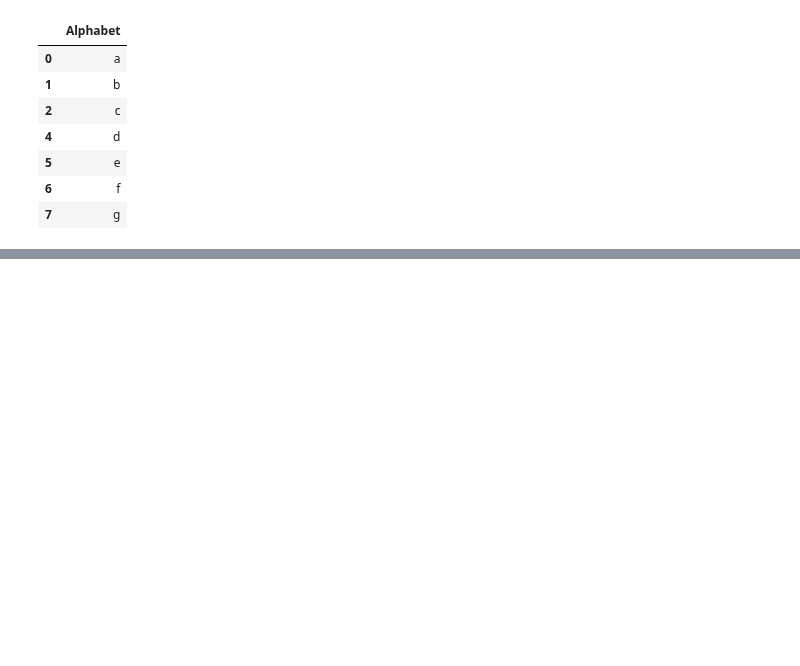
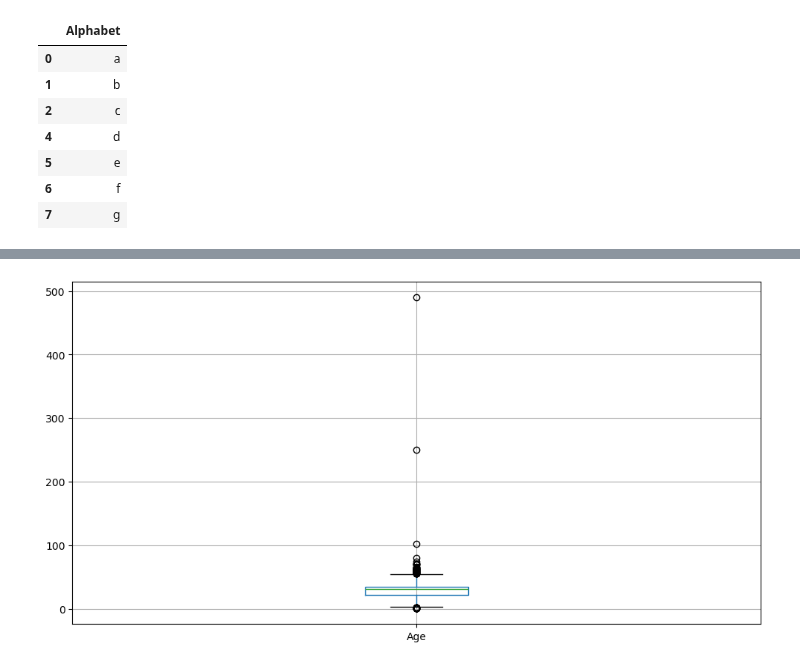
Before and after one commit to alchemistbg/udemy-the-complete-pandas-bootcamp, a Jupyter notebook: Section-13/Cleaning_Data.ipynb, the cells around one changed output, grey strips where cells are left out. Drawn from its saved outputs; the diff is of its cells as text; code cells hidden in the pictures; blank space fills up the shorter version.

```diff
--- a/Section-13/Cleaning_Data.ipynb
+++ b/Section-13/Cleaning_Data.ipynb
@@ -1488,0 +1572,6 @@ alphabet
+# %%
+plt.figure(figsize = (12, 6))
+titanic.boxplot(column = 'Age')
+plt.show()
+# %% [output]
+[figure, added]
```
Also changed, not shown: parts of 59 cells of this notebook, 2 other files.
